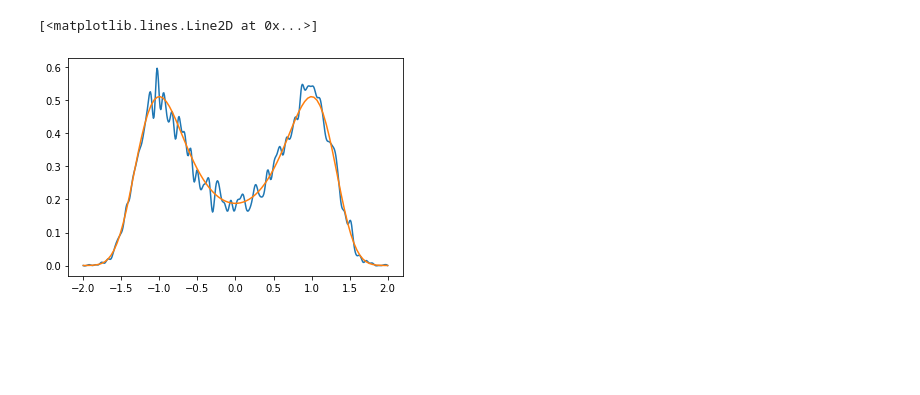
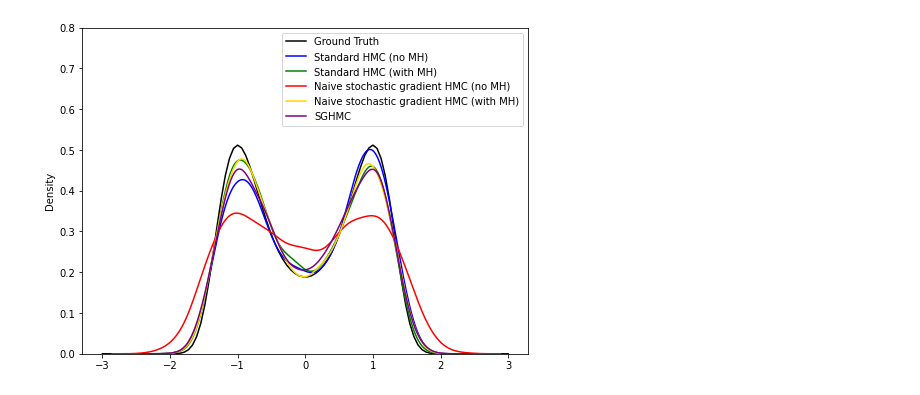
Before and after one commit to Xiaoyang-Song/SGHMC, a Jupyter notebook: hmcs.ipynb, the cells around one changed output. Saved outputs shown, nothing was run; the diff lists cells and outputs as text; code cells hidden in the pictures; blank space fills up the shorter version.

```diff
--- a/hmcs.ipynb
+++ b/hmcs.ipynb
@@ -14,16 +60,11 @@ plt.plot(pgt / (4 / n_steps))
 # %%
-from src.hmc import *
-n_samples = 10000
-samples = []
-xt = 0
-M = 1
-eps=0.1
-L=50
-correction=True
+# V: SGHMC
+V = 4
+B = 0.5 * V * eps;
+C = 3
 
+sghmc_samples = []
 for _ in range(n_samples):
-    xt = naive_hmc(function, grad, M, eps, L, xt, correction)
-    samples.append(xt)
-samples = np.array(samples)
+    xt = sghmc(function, grad_hat, M, eps, L, xt, C, B)
+    sghmc_samples.append(xt)
+samples['SGHMC'] = np.array(sghmc_samples)
-# %%
-(bins, vals, density) = plt.hist(samples, bins=100, range=(-2, 2), density=True)
@@ -64,2 +70,0 @@ sghmc_samples = np.array(sghmc_samples)
-# %%
-(bins, vals, density) = plt.hist(sghmc_samples, bins=100, range=(-2, 2), density=True)
@@ -74,12 +71,16 @@ plt.plot(x, pgt / (4 / n_steps))
-# %%
-X_Y_Spline = make_interp_spline(x, bins)
-
-# Returns evenly spaced numbers
-# over a specified interval.
-X_ = np.linspace(x.min(), x.max(), 500)
-Y_ = X_Y_Spline(X_)
-plt.plot(X_, Y_)
-plt.plot(x, pgt / (4 / n_steps))
-# %% [output]
-[<matplotlib.lines.Line2D at 0x...>]
-[figure, removed]
+# %%
+colors = ['blue', 'green', 'red', 'gold', 'purple']
+colors = dict(zip(samples.keys(), colors))
+plt.figure(figsize=(8, 6))
+plt.plot(x, pgt / ((ub - lb) / n_steps), label = 'Ground Truth', color='black')
+for (key, vals) in samples.items():
+    # vals, density = np.histogram(vals, bins=n_steps, range=(lb, ub), density=True)
+    # plt.plot(x, vals, label=key)
+    sns.kdeplot(data=vals.squeeze(), color=colors[key], label=key)
+plt.legend()
+plt.ylim(0, 0.8)
+plt.show()
+plt.savefig('out.jpg', dpi=200)
+plt.close()
+# %% [output]
+[figure, added]
```
Also changed, not shown: parts of 11 cells of this notebook, 2 other files.
